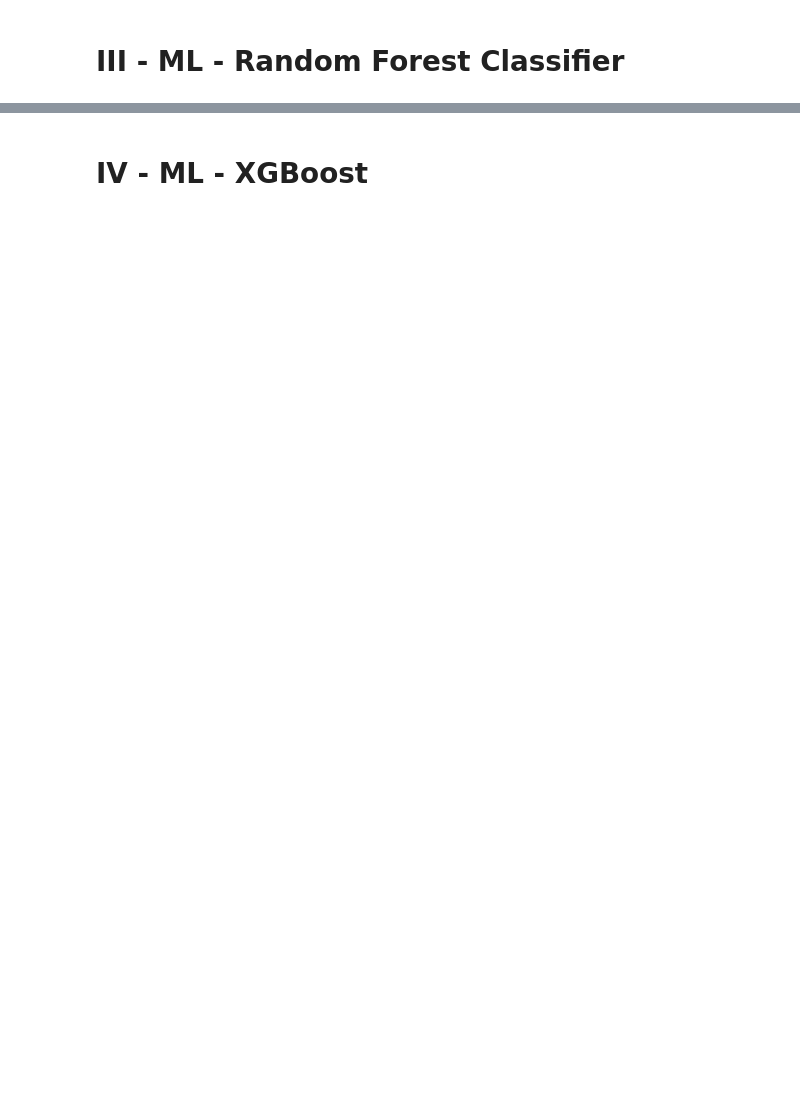
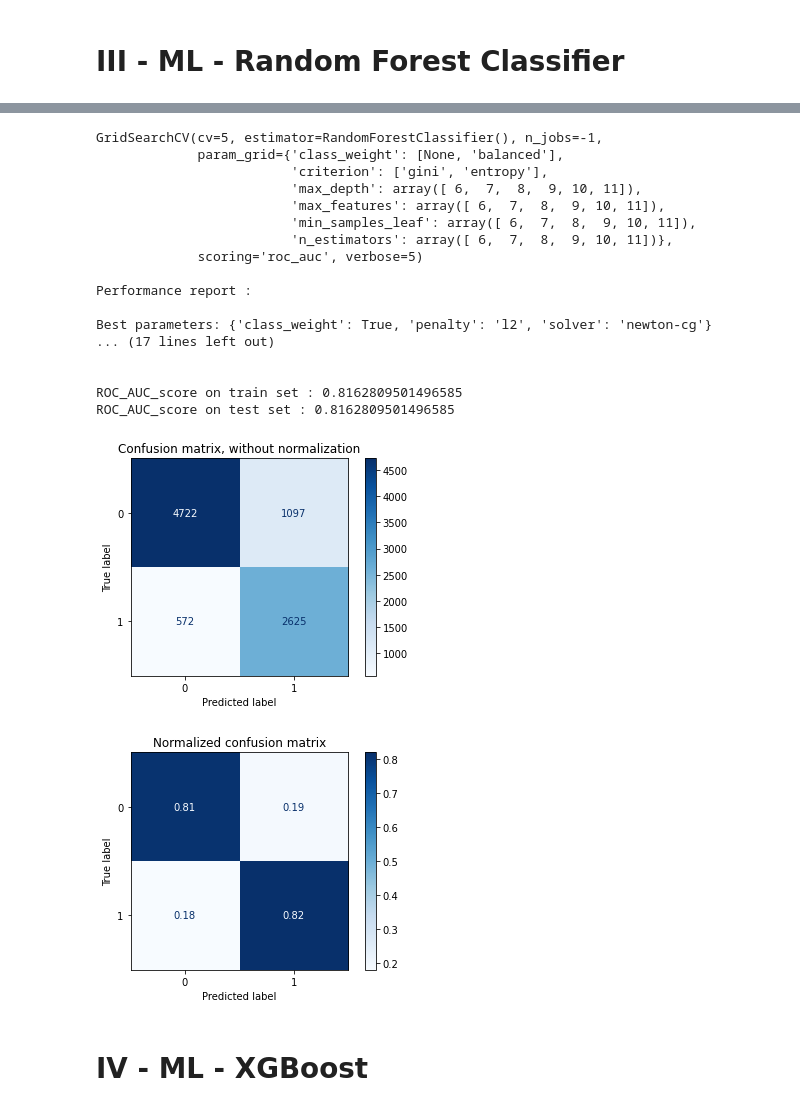
Before and after one commit to Aura-healthcare/ecg_qc, a Jupyter notebook: ecg_qc-methodology/4_machine_learning/ml_pipeline.ipynb, the cells around one changed output, grey strips where cells are left out. Saved outputs shown, nothing was run; the diff lists cells and outputs as text; code cells hidden in the pictures; blank space fills up the shorter version.

```diff
--- a/ecg_qc-methodology/4_machine_learning/ml_pipeline.ipynb
+++ b/ecg_qc-methodology/4_machine_learning/ml_pipeline.ipynb
@@ -267,4 +298,29 @@ ROC_AUC_score on test set : 0.8620579001652166
 [figure]
+# %%
+# Performance report on validation Dataset
+for grid_search in grid_search_RFC_list:
+    print(grid_search)
+    make_performance_report(grid_search_log , X_val, X_val, y_val, y_val)
+# %% [output]
+GridSearchCV(cv=5, estimator=RandomForestClassifier(), n_jobs=-1,
+             param_grid={'class_weight': [None, 'balanced'],
+                         'criterion': ['gini', 'entropy'],
+                         'max_depth': array([ 6,  7,  8,  9, 10, 11]),
+                         'max_features': array([ 6,  7,  8,  9, 10, 11]),
+                         'min_samples_leaf': array([ 6,  7,  8,  9, 10, 11]),
+                         'n_estimators': array([ 6,  7,  8,  9, 10, 11])},
+             scoring='roc_auc', verbose=5)
+
+Performance report :
+
+Best parameters: {'class_weight': True, 'penalty': 'l2', 'solver': 'newton-cg'}
+... (17 lines left out)
+
+
+ROC_AUC_score on train set : 0.8162809501496585
+ROC_AUC_score on test set : 0.8162809501496585
+[figure, added]
+[figure, added]
 # %% [markdown]
 # IV - ML - XGBoost
 # %%
```
Also changed, not shown: parts of 12 cells of this notebook, 4 other files.
